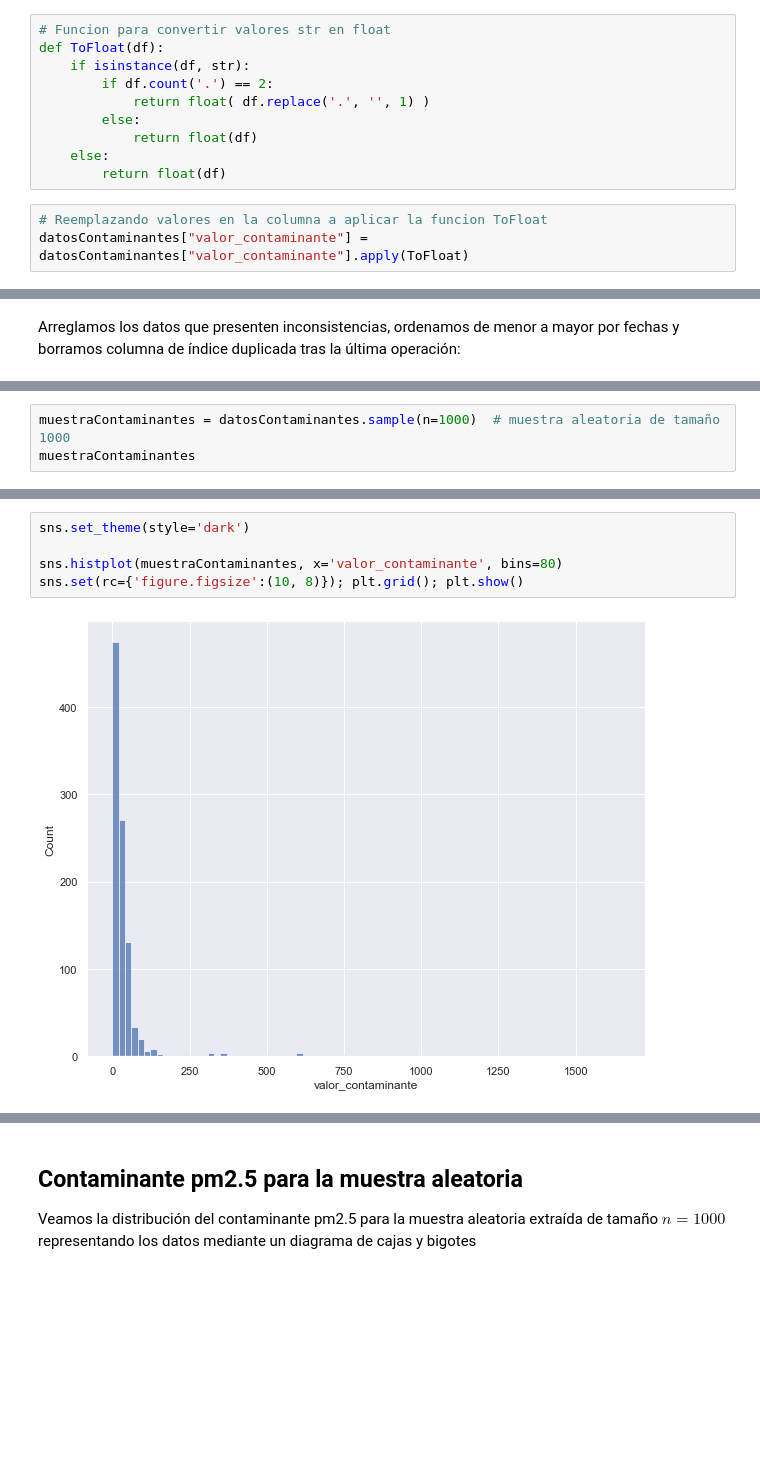
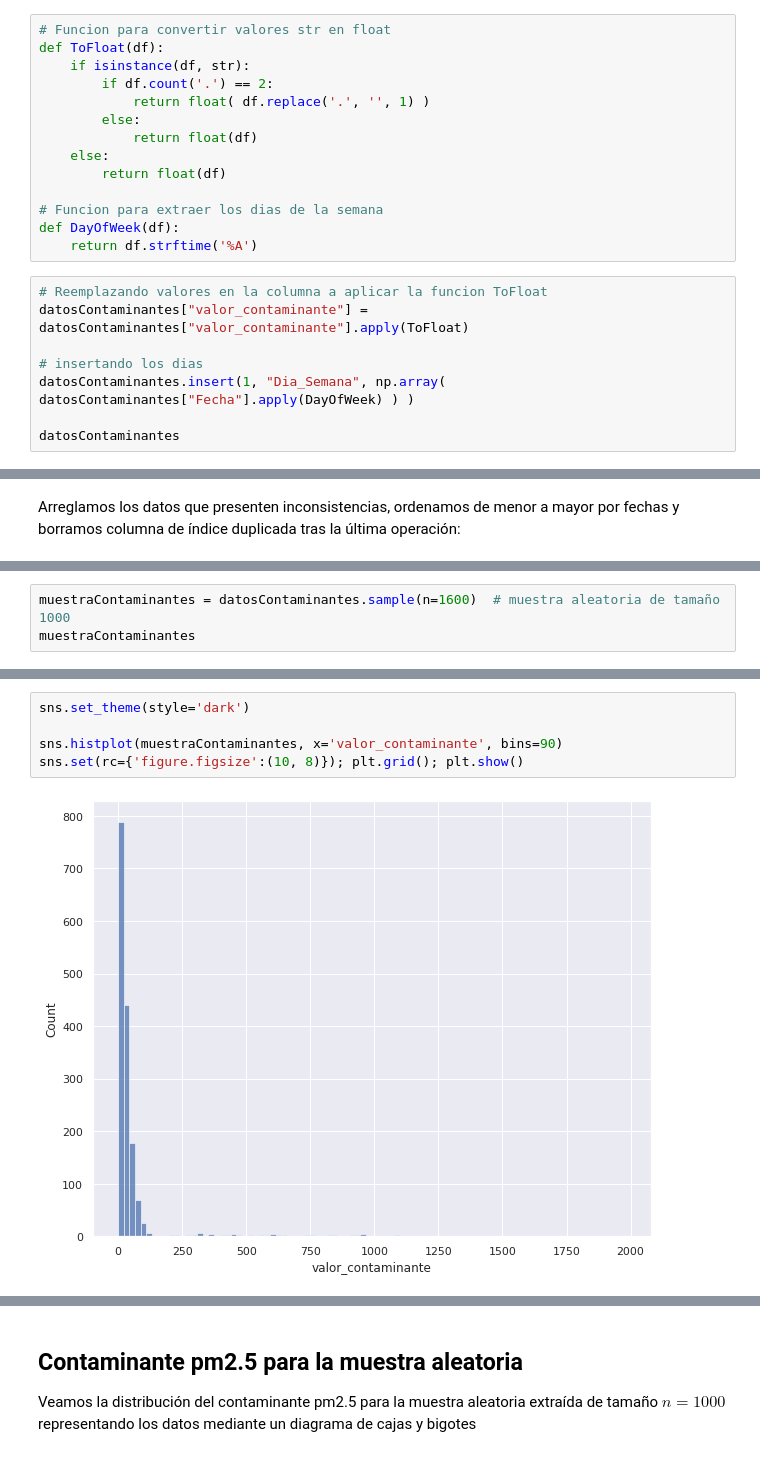
Before and after one commit to LeoUribC/CITRA_DataScience, a Jupyter notebook: Contaminantes/analisis_contaminantes.ipynb, the cells around one changed output, grey strips where cells are left out. Drawn from its saved outputs; the diff is of its cells as text; blank space fills up the shorter version.

Commit message:
Added new dataset "CSV_Datos_OK.csv" to work with.

```diff
--- a/Contaminantes/analisis_contaminantes.ipynb
+++ b/Contaminantes/analisis_contaminantes.ipynb
@@ -34,6 +36,15 @@ def ToFloat(df):
             return float(df)
     else:
         return float(df)
+
+# Funcion para extraer los dias de la semana
+def DayOfWeek(df):
+    return df.strftime('%A')
 # %%
 # Reemplazando valores en la columna a aplicar la funcion ToFloat
 datosContaminantes["valor_contaminante"] = datosContaminantes["valor_contaminante"].apply(ToFloat)
+
+# insertando los dias
+datosContaminantes.insert(1, "Dia_Semana", np.array( datosContaminantes["Fecha"].apply(DayOfWeek) ) )
+
+datosContaminantes
@@ -92,4 +117,4 @@ Se ha elegido un tamaño de muestra representativo de $n=1000$ datos
 # %%
-muestraContaminantes = datosContaminantes.sample(n=1000)  # muestra aleatoria de tamaño 1000
+muestraContaminantes = datosContaminantes.sample(n=1600)  # muestra aleatoria de tamaño 1000
 muestraContaminantes
 # %% [output]
@@ -109,10 +134,10 @@ muestraContaminantes
 # %%
 sns.set_theme(style='dark')
 
-sns.histplot(muestraContaminantes, x='valor_contaminante', bins=80)
+sns.histplot(muestraContaminantes, x='valor_contaminante', bins=90)
 sns.set(rc={'figure.figsize':(10, 8)}); plt.grid(); plt.show()
 # %% [output]
-[figure, old version]
+[figure, new version]
 # %%
 sns.set_theme(style='dark')
 
```
Also changed, not shown: parts of 12 cells of this notebook, 1 other file.
